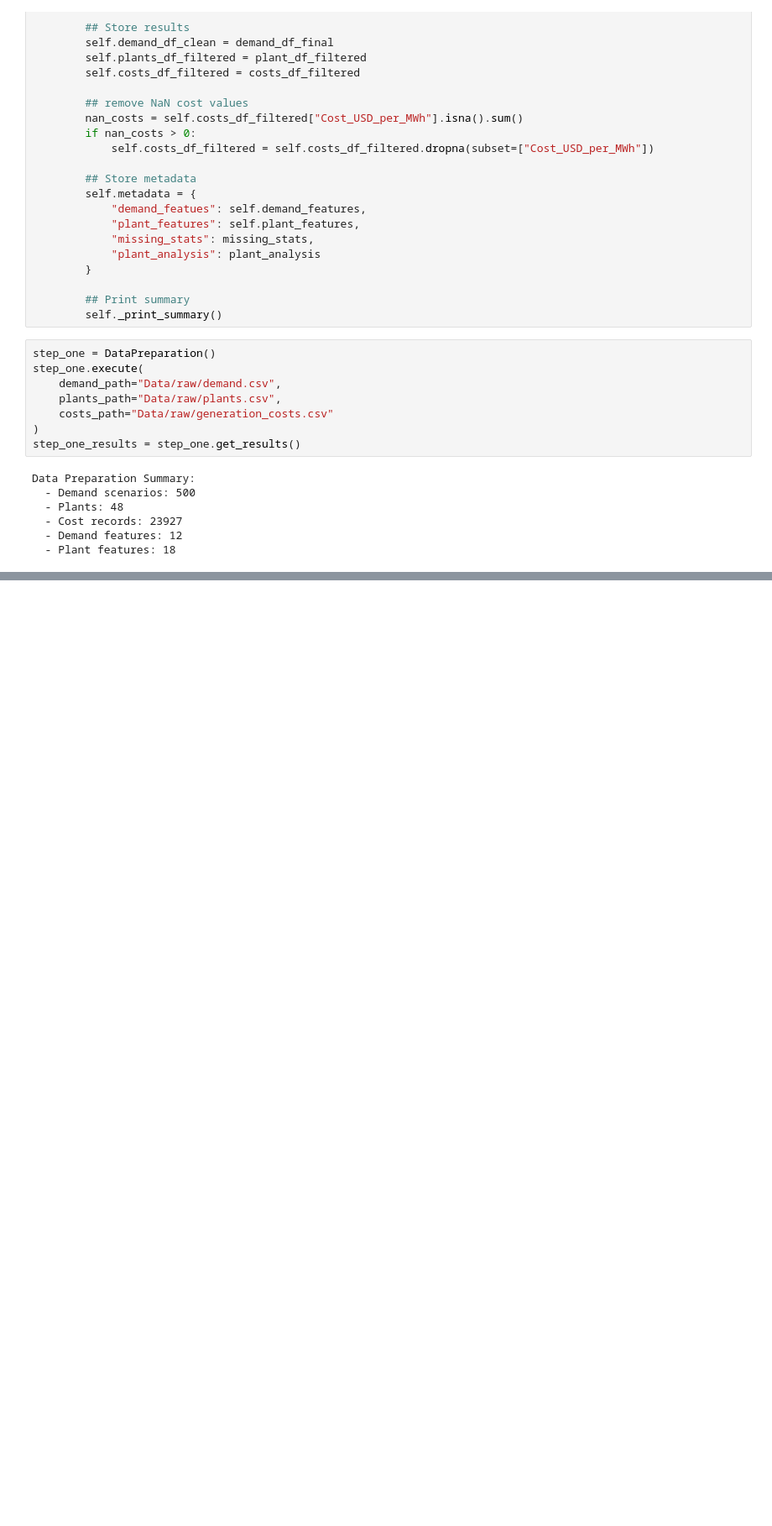
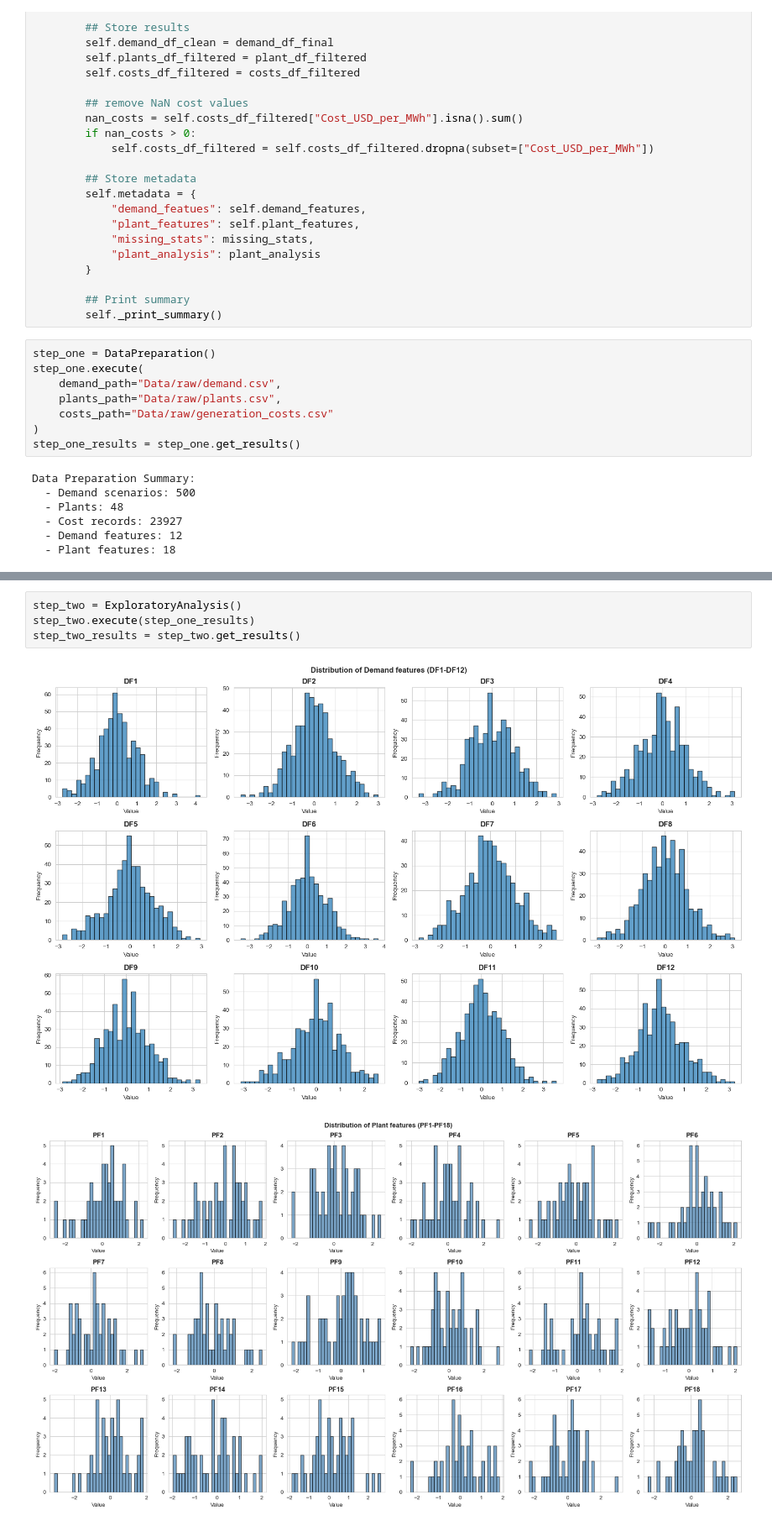
Before and after one commit to shubham1091/ADML-Assessment, a Jupyter notebook: EDA.ipynb, the cells around one changed output, grey strips where cells are left out. Shown at 84% size. Saved outputs shown, nothing was run; the diff lists cells and outputs as text; blank space fills up the shorter version.

Commit message:
Add EDA with ExploratoryAnalysis step and comprehensive error analysis

```diff
--- a/EDA.ipynb
+++ b/EDA.ipynb
@@ -282,0 +606,7 @@ Data Preparation Summary:
+# %%
+step_two = ExploratoryAnalysis()
+step_two.execute(step_one_results)
+step_two_results = step_two.get_results()
+# %% [output]
+[figure, added]
+[figure, added]
```
Also changed, not shown: parts of 4 cells of this notebook.
